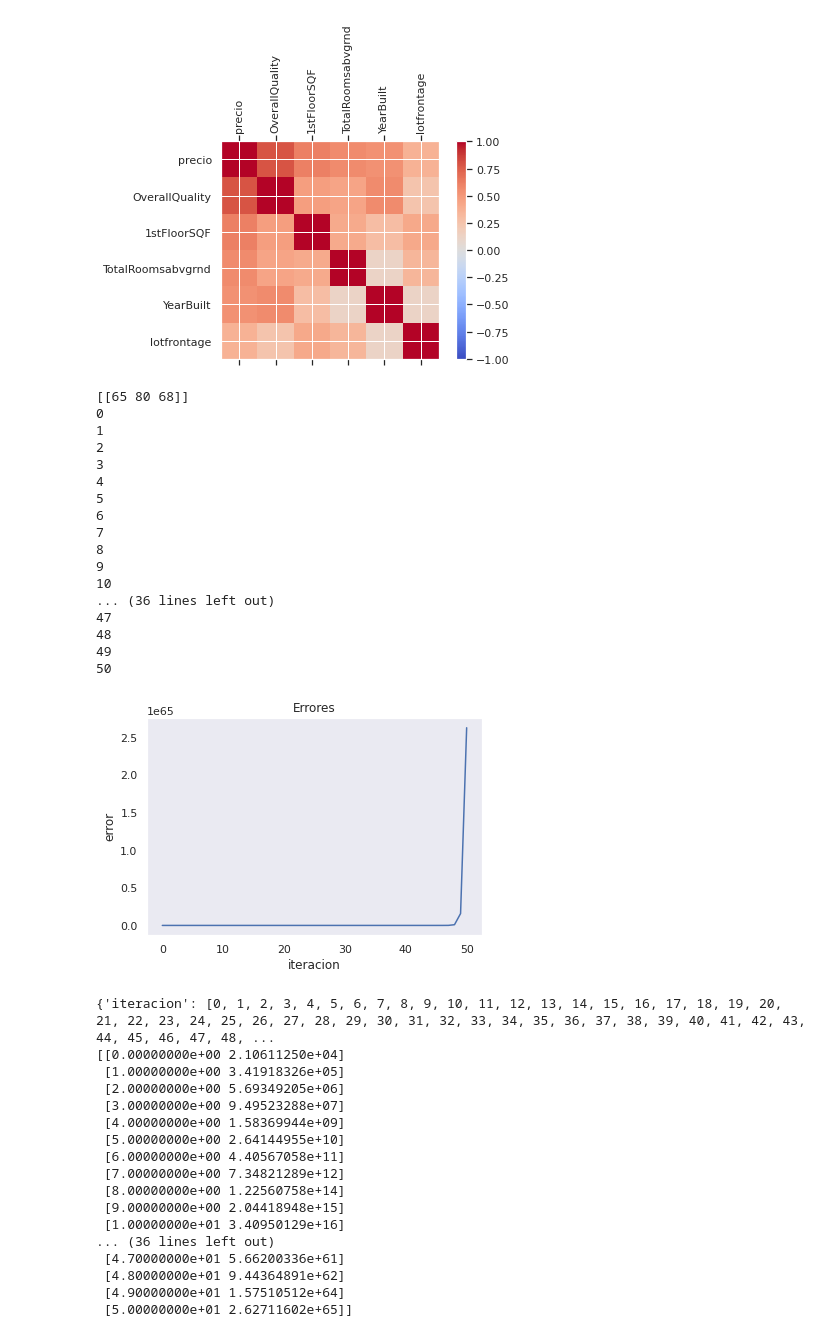
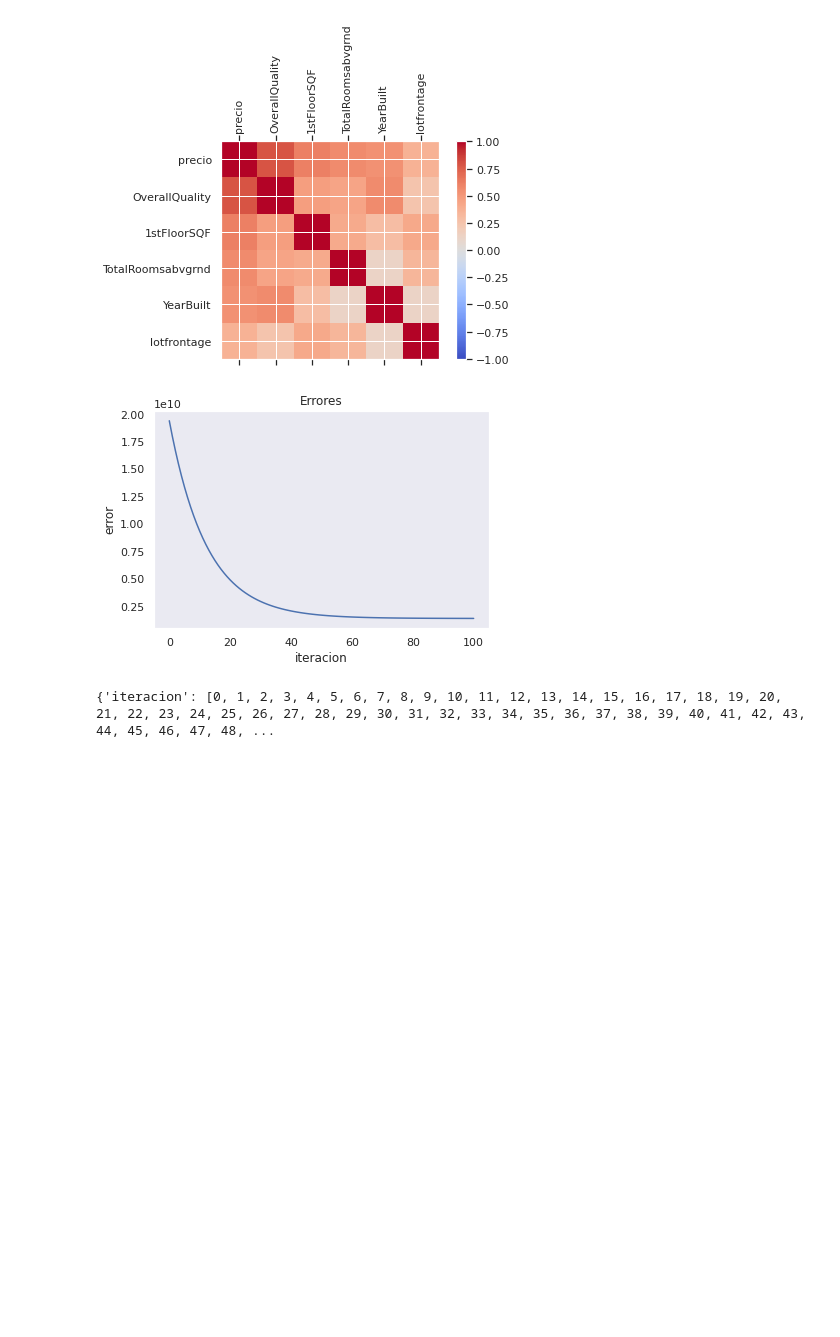
Before and after one commit to JS-DS-coder/CienciaDeDatos2021, a Jupyter notebook: Proyecto_Final.ipynb, the cells around one changed output. Cells and saved outputs as stored; diff of their text form; code cells hidden in the pictures; blank space fills up the shorter version.

```diff
--- a/Proyecto_Final.ipynb
+++ b/Proyecto_Final.ipynb
@@ -177,74 +177,40 @@ def PlotError (ploterror):
   plt.show()
 
 # Modelo
 def FuncRegLineal (varx,vary,epochs,imprimir_error_cada,lr,valorMB):
 
   #dsmatrix = np.append(varx,  np.full(varx.shape,1),axis=1)
   dsmatrix = varx
   erroriteracion = np.empty((0,2),np.double)
+  scatterplot = vary
   i=0
   Resultado = {"iteracion":[],"lista":[]}
   while (i <= epochs):
     yhat = (varx*valorMB[0]) + valorMB[1]
+
+    #scatterplot = np.append(scatterplot,yhat,axis=1)
+    #scatterplot = pd.DataFrame(data=scatterplot,columns=["Y","YHAT"])
+
     error = 0.5 *(np.average(np.power((vary-yhat),2)))
-  #errores = np.append(errores,error)
     gradientem = np.average((yhat-vary)*varx)
     gradienteb = np.average((yhat-vary))
     valorMB[0]=valorMB[0] - (lr*gradientem)
     valorMB[1]=valorMB[1] - (lr*gradienteb)
-    print (i)
     Resultado["iteracion"].append(i)
     Resultado["lista"].append({'m' : valorMB[0],
                                'b' : valorMB[1],
                                'gradientem' : gradientem,
                                'gradienteb' : gradienteb,
                                'error' : error})
     erroriteracion = np.append(erroriteracion,np.array([[i,error]]),axis=0)
     i+=1
   dsError = pd.DataFrame(data=erroriteracion,columns=["iteracion","error"])
   PlotError(dsError)
-  print (Resultado)
+
   return erroriteracion
 
-ax=np.array([[65,80,68]])
-ay=[208.5,181.5,223.5]
-print (ax)
-#zz= FuncRegLineal(dsEntrenamiento[0:3,1:2],dsEntrenamiento[0:3,0:1],3,1,0.001,[0,0])
-zz= FuncRegLineal(ax,ay,50,1,0.001,[0,0])
-print (zz)
+zz= FuncRegLineal(dsEntrenamiento[0:1460,1:2],dsEntrenamiento[0:1460,0:1],100,1,0.001,[0,0])
+#zz= FuncRegLineal(ax,ay,50,1,0.001,[0,0])
 # %% [output]
+[figure, new version]
-[[65 80 68]]
-0
-1
-2
-3
-4
-5
-6
-7
-8
-9
-10
-... (36 lines left out)
-47
-48
-49
-50
+{'iteracion': [0, 1, 2, 3, 4, 5, 6, 7, 8, 9, 10, 11, 12, 13, 14, 15, 16, 17, 18, 19, 20, 21, 22, 23, 24, 25, 26, 27, 28, 29, 30, 31, 32, 33, 34, 35, 36, 37, 38, 39, 40, 41, 42, 43, 44, 45, 46, 47, 48, ...
-[figure, old version]
-{'iteracion': [0, 1, 2, 3, 4, 5, 6, 7, 8, 9, 10, 11, 12, 13, 14, 15, 16, 17, 18, 19, 20, 21, 22, 23, 24, 25, 26, 27, 28, 29, 30, 31, 32, 33, 34, 35, 36, 37, 38, 39, 40, 41, 42, 43, 44, 45, 46, 47, 48, ...
-[[0.00000000e+00 2.10611250e+04]
- [1.00000000e+00 3.41918326e+05]
- [2.00000000e+00 5.69349205e+06]
- [3.00000000e+00 9.49523288e+07]
- [4.00000000e+00 1.58369944e+09]
- [5.00000000e+00 2.64144955e+10]
- [6.00000000e+00 4.40567058e+11]
- [7.00000000e+00 7.34821289e+12]
- [8.00000000e+00 1.22560758e+14]
- [9.00000000e+00 2.04418948e+15]
- [1.00000000e+01 3.40950129e+16]
-... (36 lines left out)
- [4.70000000e+01 5.66200336e+61]
- [4.80000000e+01 9.44364891e+62]
- [4.90000000e+01 1.57510512e+64]
- [5.00000000e+01 2.62711602e+65]]
```
Also changed, not shown: parts of 1 cell of this notebook.
